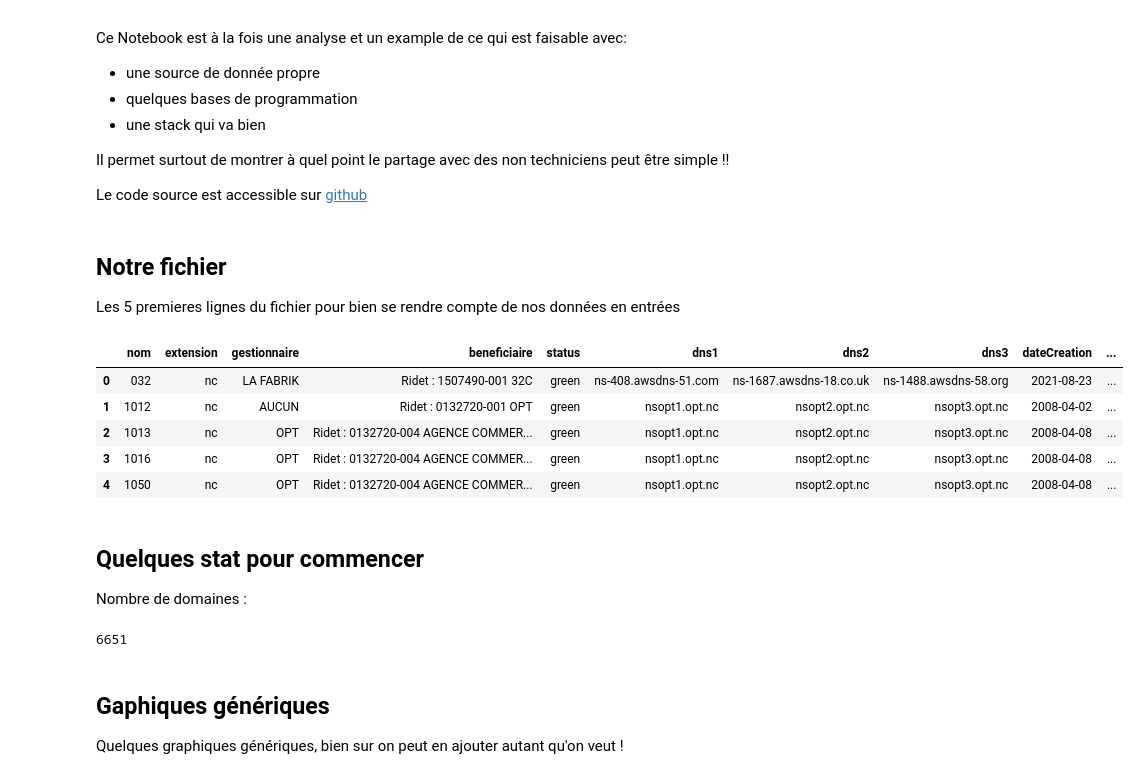
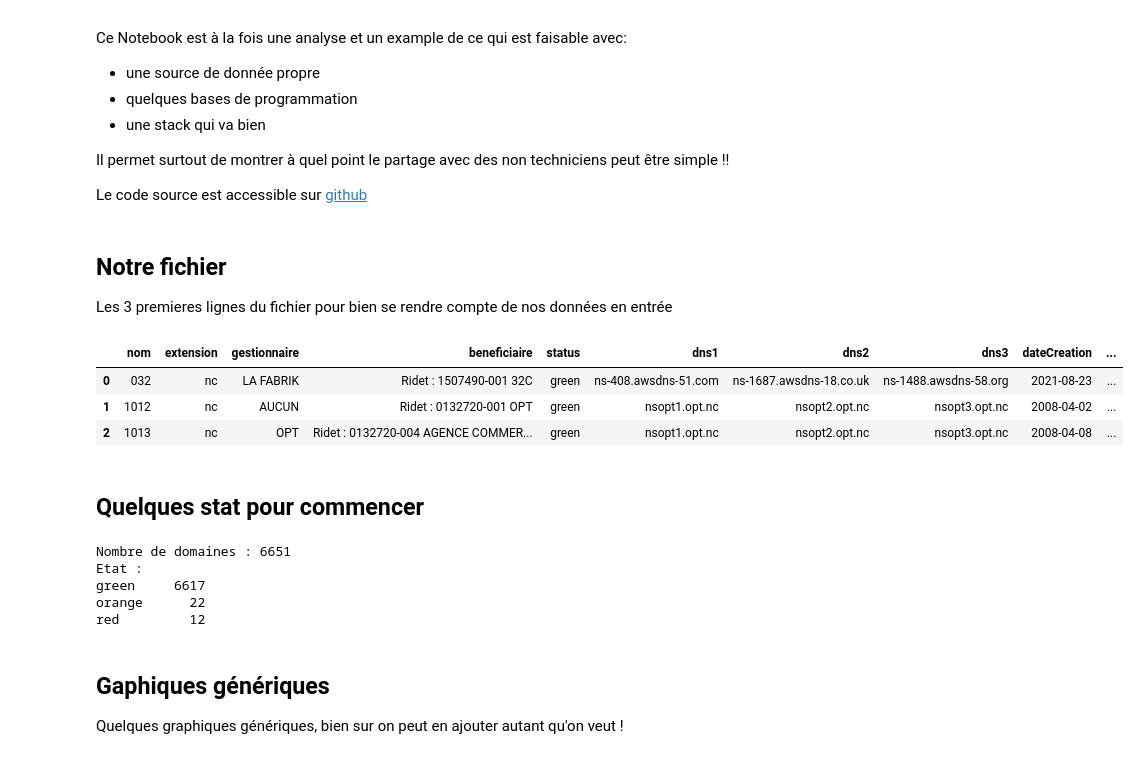
Before and after one commit to opt-nc/domaine-nc-jupyter-notebook, a Jupyter notebook: explore.ipynb, the cells around one changed output. Cells and saved outputs as stored; diff of their text form; code cells hidden in the pictures.

```diff
--- a/explore.ipynb
+++ b/explore.ipynb
@@ -43,24 +43,25 @@ domaine['dateExpiration'] = pd.to_datetime(domaine['dateExpiration'])
 # %% [markdown]
 ## Notre fichier ##
 
-Les 5 premieres lignes du fichier pour bien se rendre compte de nos données en entrées
+Les 3 premieres lignes du fichier pour bien se rendre compte de nos données en entrée
 # %%
-domaine.head(5)
+domaine.head(3)
 # %% [output]
 |  | nom | extension | gestionnaire | beneficiaire | status | dns1 | dns2 | dns3 | dateCreation | ... |
 | 0 | 032 | nc | LA FABRIK | Ridet : 1507490-001 32C | green | ns-408.awsdns-51.com | ns-1687.awsdns-18.co.uk | ns-1488.awsdns-58.org | 2021-08-23 | ... |
 | 1 | 1012 | nc | AUCUN | Ridet : 0132720-001 OPT | green | nsopt1.opt.nc | nsopt2.opt.nc | nsopt3.opt.nc | 2008-04-02 | ... |
 | 2 | 1013 | nc | OPT | Ridet : 0132720-004 AGENCE COMMER... | green | nsopt1.opt.nc | nsopt2.opt.nc | nsopt3.opt.nc | 2008-04-08 | ... |
-| 3 | 1016 | nc | OPT | Ridet : 0132720-004 AGENCE COMMER... | green | nsopt1.opt.nc | nsopt2.opt.nc | nsopt3.opt.nc | 2008-04-08 | ... |
-| 4 | 1050 | nc | OPT | Ridet : 0132720-004 AGENCE COMMER... | green | nsopt1.opt.nc | nsopt2.opt.nc | nsopt3.opt.nc | 2008-04-08 | ... |
 # %% [markdown]
 ## Quelques stat pour commencer ##
-
-Nombre de domaines :
-# %%
-len(domaine)
-# %% [output]
-6651
+# %%
+print(f"Nombre de domaines : {len(domaine)}")
+print(f'Etat : \n{domaine.status.value_counts().to_string()}')
+# %% [output]
+Nombre de domaines : 6651
+Etat :
+green     6617
+orange      22
+red         12
 # %% [markdown]
 ## Gaphiques génériques ##
 
```
Also changed, not shown: parts of 3 cells of this notebook.
